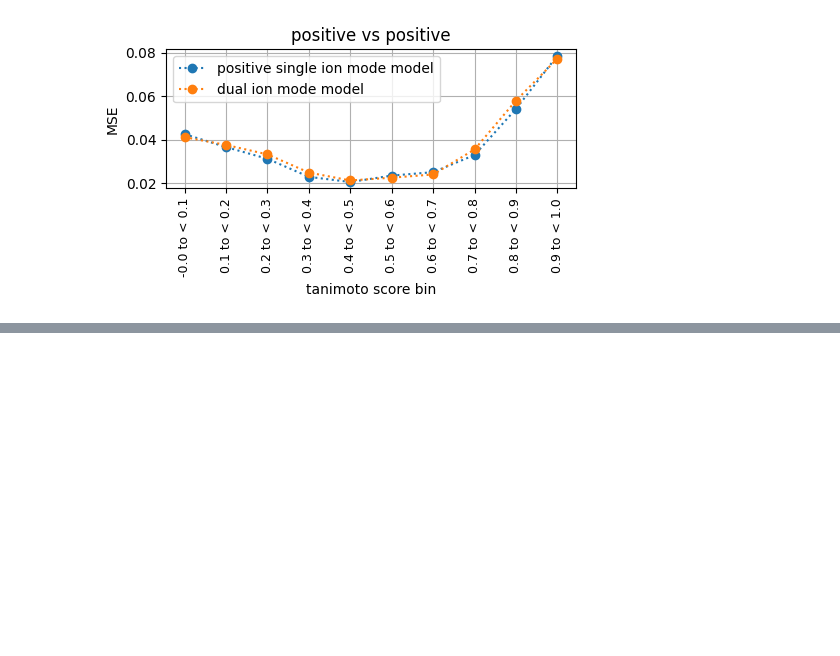
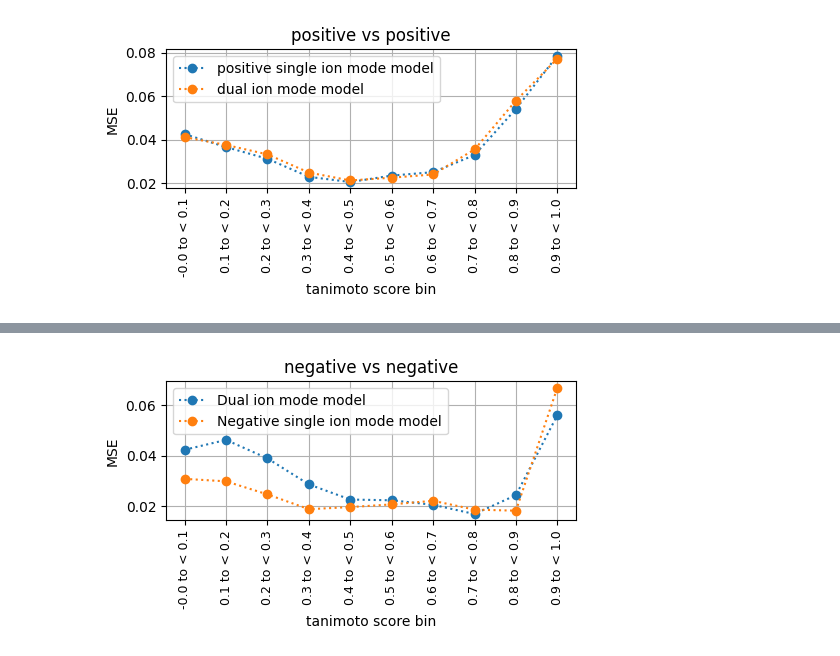
Before and after one commit to matchms/ms2deepscore, a Jupyter notebook: notebooks/model_benchmarking/Comparison_to_single_ion_mode_models.ipynb, the cells around one changed output, grey strips where cells are left out. Saved outputs shown, nothing was run; the diff lists cells and outputs as text; code cells hidden in the pictures; blank space fills up the shorter version.

```diff
--- a/notebooks/model_benchmarking/Comparison_to_single_ion_mode_models.ipynb
+++ b/notebooks/model_benchmarking/Comparison_to_single_ion_mode_models.ipynb
@@ -175,0 +364,5 @@ figure.savefig("./figures_benchmarking/loss_per_bin_pos_pos.svg")
+# %%
+figure = plot_loss_per_bin_multiple_benchmarks([dual_ion_mode.neg_vs_neg_scores, scores_neg_model.neg_vs_neg_scores], 10, "MSE", "negative vs negative")
+figure.savefig('figures_benchmarking/loss_per_bin_neg_neg.svg',bbox_inches='tight')
+# %% [output]
+[figure, added]
```
Also changed, not shown: parts of 12 cells of this notebook.
